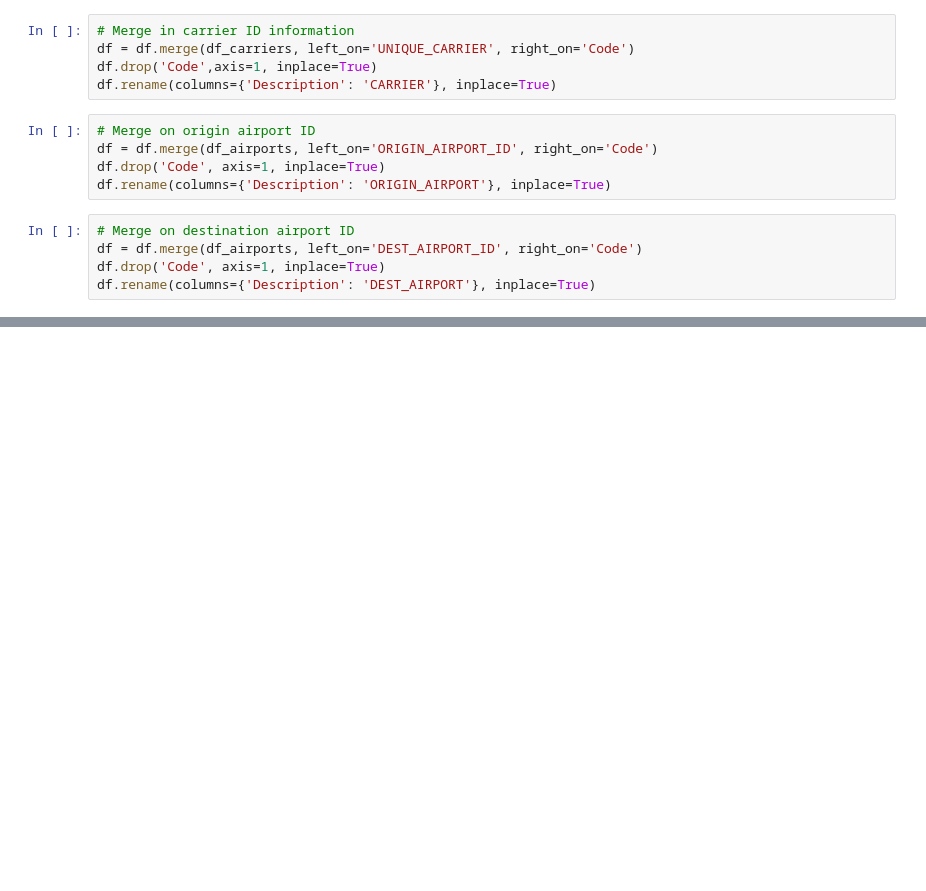
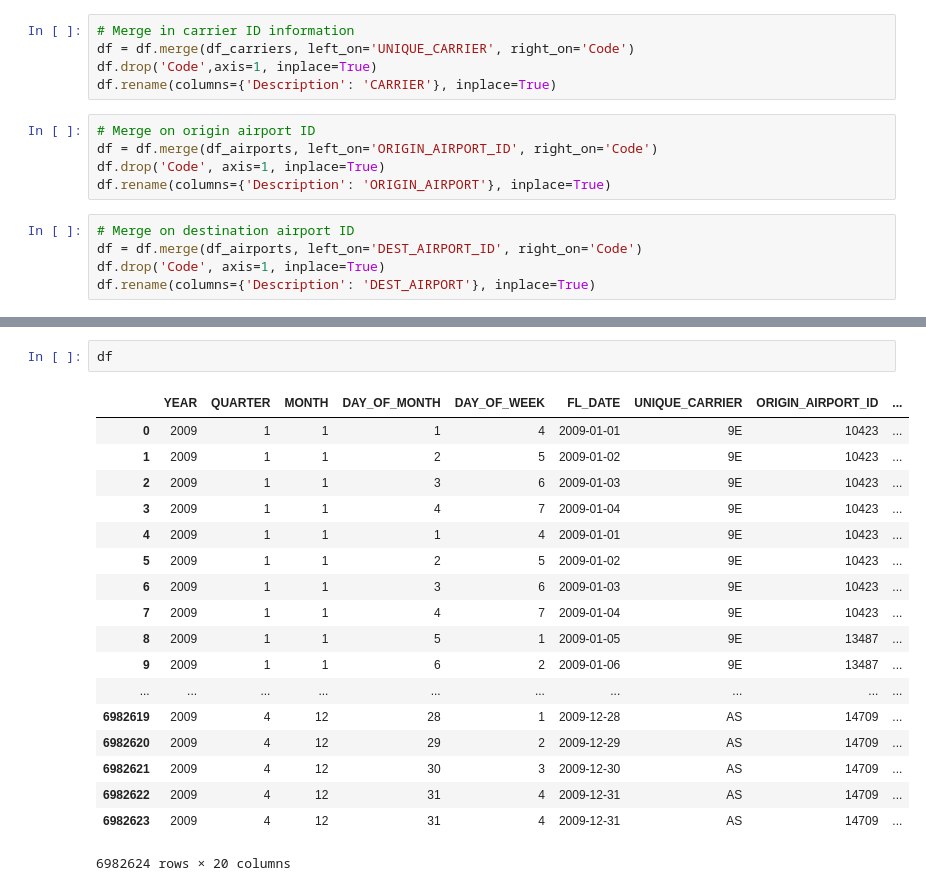
Before and after one commit to dinob0t/on_time, a Jupyter notebook: air_travel.ipynb, the cells around one changed output, grey strips where cells are left out. Drawn from its saved outputs; the diff is of its cells as text; blank space fills up the shorter version.

```diff
--- a/air_travel.ipynb
+++ b/air_travel.ipynb
@@ -191,0 +180,21 @@ Most common delays
+# %%
+df
+# %% [output]
+|  | YEAR | QUARTER | MONTH | DAY_OF_MONTH | DAY_OF_WEEK | FL_DATE | UNIQUE_CARRIER | ORIGIN_AIRPORT_ID | ... |
+| 0 | 2009 | 1 | 1 | 1 | 4 | 2009-01-01 | 9E | 10423 | ... |
+| 1 | 2009 | 1 | 1 | 2 | 5 | 2009-01-02 | 9E | 10423 | ... |
+| 2 | 2009 | 1 | 1 | 3 | 6 | 2009-01-03 | 9E | 10423 | ... |
+| 3 | 2009 | 1 | 1 | 4 | 7 | 2009-01-04 | 9E | 10423 | ... |
+| 4 | 2009 | 1 | 1 | 1 | 4 | 2009-01-01 | 9E | 10423 | ... |
+| 5 | 2009 | 1 | 1 | 2 | 5 | 2009-01-02 | 9E | 10423 | ... |
+| 6 | 2009 | 1 | 1 | 3 | 6 | 2009-01-03 | 9E | 10423 | ... |
+| 7 | 2009 | 1 | 1 | 4 | 7 | 2009-01-04 | 9E | 10423 | ... |
+| 8 | 2009 | 1 | 1 | 5 | 1 | 2009-01-05 | 9E | 13487 | ... |
+| 9 | 2009 | 1 | 1 | 6 | 2 | 2009-01-06 | 9E | 13487 | ... |
+| ... | ... | ... | ... | ... | ... | ... | ... | ... | ... |
+| 6982619 | 2009 | 4 | 12 | 28 | 1 | 2009-12-28 | AS | 14709 | ... |
+| 6982620 | 2009 | 4 | 12 | 29 | 2 | 2009-12-29 | AS | 14709 | ... |
+| 6982621 | 2009 | 4 | 12 | 30 | 3 | 2009-12-30 | AS | 14709 | ... |
+| 6982622 | 2009 | 4 | 12 | 31 | 4 | 2009-12-31 | AS | 14709 | ... |
+| 6982623 | 2009 | 4 | 12 | 31 | 4 | 2009-12-31 | AS | 14709 | ... |
+6982624 rows × 20 columns
```
Also changed, not shown: parts of 8 cells of this notebook.
